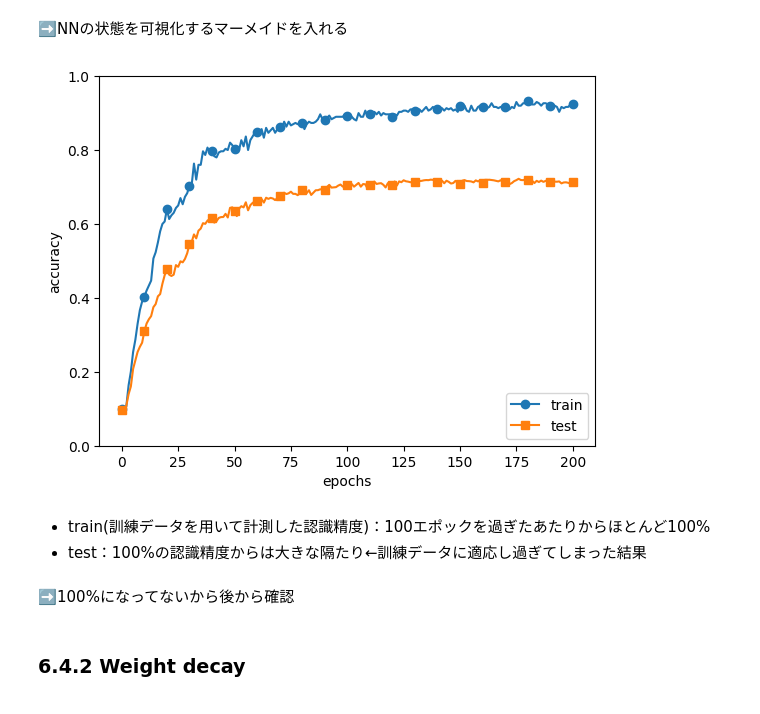
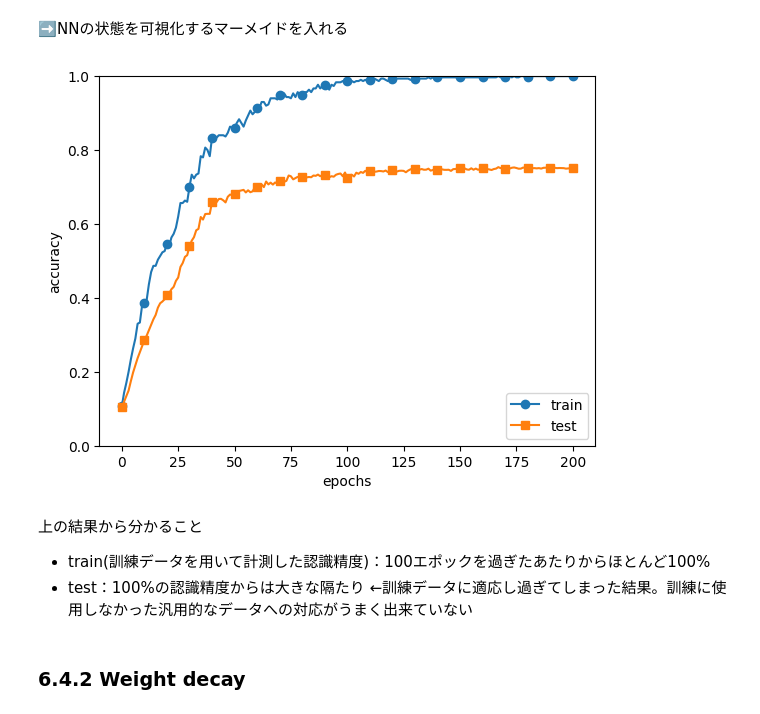
Before and after one commit to AcademiXBase/deep-learning-from-scratch, a Jupyter notebook: my_notebooks/ch06_02.ipynb, the cells around one changed output. Cells and saved outputs as stored; diff of their text form; code cells hidden in the pictures.

```diff
--- a/my_notebooks/ch06_02.ipynb
+++ b/my_notebooks/ch06_02.ipynb
@@ -318,8 +318,8 @@ x_train = x_train[:300]
 t_train = t_train[:300]
 
 # weight decay（荷重減衰）の設定 =======================
-#weight_decay_lambda = 0 # weight decayを使用しない場合
-weight_decay_lambda = 0.1
+weight_decay_lambda = 0 # weight decayを使用しない場合
+# weight_decay_lambda = 0.1
 # ====================================================
 
 network = MultiLayerNet(input_size=784, hidden_size_list=[100, 100, 100, 100, 100, 100], output_size=10,
@@ -343,39 +343,38 @@ for i in range(1000000000):
     x_batch = x_train[batch_mask]
     t_batch = t_train[batch_mask]
 
     grads = network.gradient(x_batch, t_batch)
     optimizer.update(network.params, grads)
 
     if i % iter_per_epoch == 0:
         train_acc = network.accuracy(x_train, t_train)
         test_acc = network.accuracy(x_test, t_test)
         train_acc_list.append(train_acc)
         test_acc_list.append(test_acc)
 
         # print("epoch:" + str(epoch_cnt) + ", train acc:" + str(train_acc) + ", test acc:" + str(test_acc))
 
         epoch_cnt += 1
         if epoch_cnt >= max_epochs:
             break
 
 
 # 3.グラフの描画==========
 markers = {'train': 'o', 'test': 's'}
 x = np.arange(max_epochs)
 plt.plot(x, train_acc_list, marker='o', label='train', markevery=10)
 plt.plot(x, test_acc_list, marker='s', label='test', markevery=10)
 plt.xlabel("epochs")
 plt.ylabel("accuracy")
 plt.ylim(0, 1.0)
 plt.legend(loc='lower right')
 plt.show()
 # %% [output]
-[figure, old version]
+[figure, new version]
 # %% [markdown]
+上の結果から分かること
 - train(訓練データを用いて計測した認識精度)：100エポックを過ぎたあたりからほとんど100%
-- test：100%の認識精度からは大きな隔たり←訓練データに適応し過ぎてしまった結果
+- test：100%の認識精度からは大きな隔たり ←訓練データに適応し過ぎてしまった結果。訓練に使用しなかった汎用的なデータへの対応がうまく出来ていない
-# %% [markdown]
-➡️100%になってないから後から確認
 # %% [markdown]
 ### 6.4.2 Weight decay
 # %% [markdown]
```
Also changed, not shown: parts of 2 cells of this notebook.
